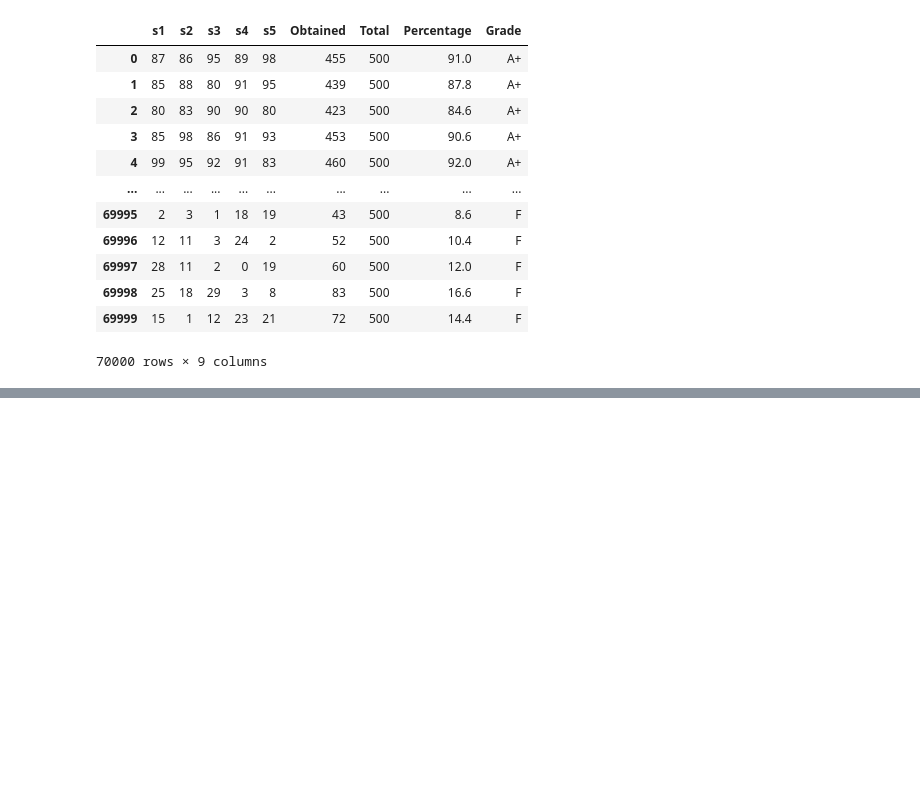
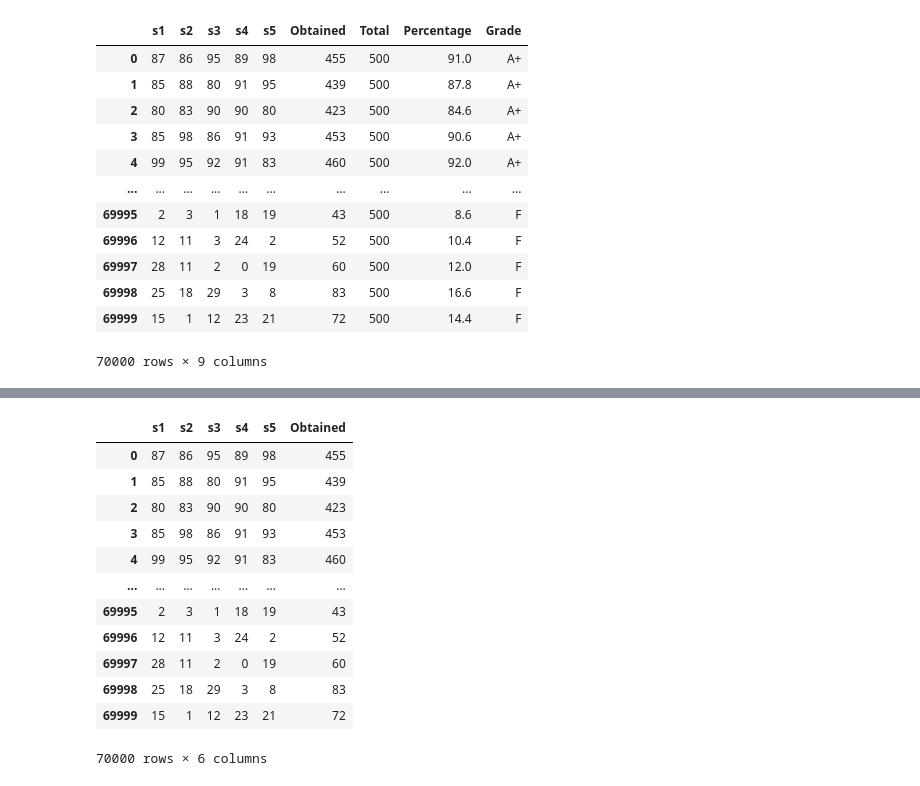
Before and after one commit to AhmedShaykh/NumPy-And-Pandas, a Jupyter notebook: pandas2.ipynb, the cells around one changed output, grey strips where cells are left out. Saved outputs shown, nothing was run; the diff lists cells and outputs as text; code cells hidden in the pictures; blank space fills up the shorter version.

```diff
--- a/pandas2.ipynb
+++ b/pandas2.ipynb
@@ -546,0 +633,22 @@ display(df);
+# %%
+def fnObtained(s1: int, s2: int, s3: int, s4: int, s5: int) -> int:
+
+    return s1 + s2 + s3 + s4 + s5;
+
+df1["Obtained"] = df1[["s1", "s2", "s3", "s4", "s5"]].apply(lambda x: fnObtained(* x), axis=1); # Single Output & Multi Input
+
+df1
+# %% [output]
+|  | s1 | s2 | s3 | s4 | s5 | Obtained |
+| 0 | 87 | 86 | 95 | 89 | 98 | 455 |
+| 1 | 85 | 88 | 80 | 91 | 95 | 439 |
+| 2 | 80 | 83 | 90 | 90 | 80 | 423 |
+| 3 | 85 | 98 | 86 | 91 | 93 | 453 |
+| 4 | 99 | 95 | 92 | 91 | 83 | 460 |
+| ... | ... | ... | ... | ... | ... | ... |
+| 69995 | 2 | 3 | 1 | 18 | 19 | 43 |
+| 69996 | 12 | 11 | 3 | 24 | 2 | 52 |
+| 69997 | 28 | 11 | 2 | 0 | 19 | 60 |
+| 69998 | 25 | 18 | 29 | 3 | 8 | 83 |
+| 69999 | 15 | 1 | 12 | 23 | 21 | 72 |
+70000 rows × 6 columns
```
Also changed, not shown: parts of 15 cells of this notebook.
